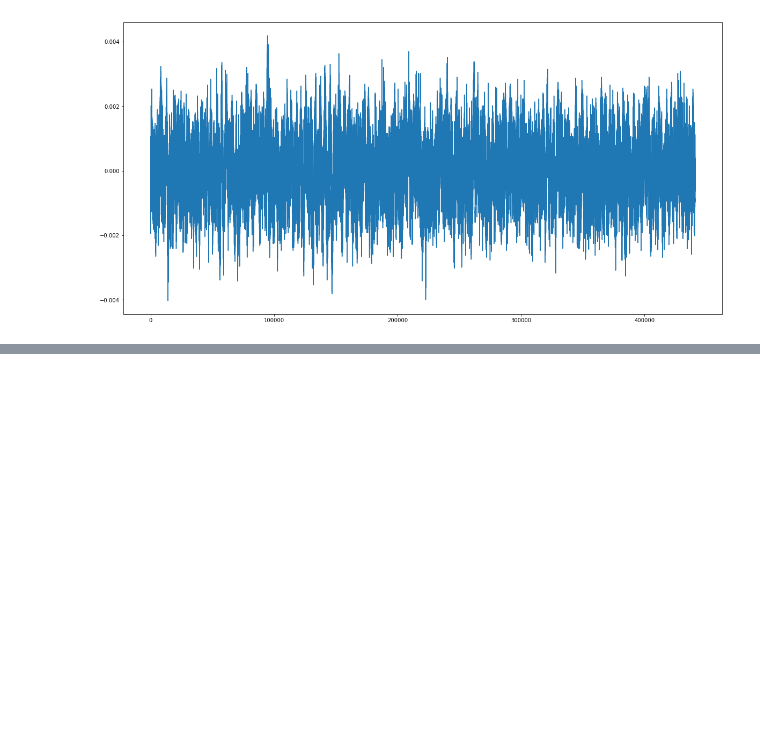
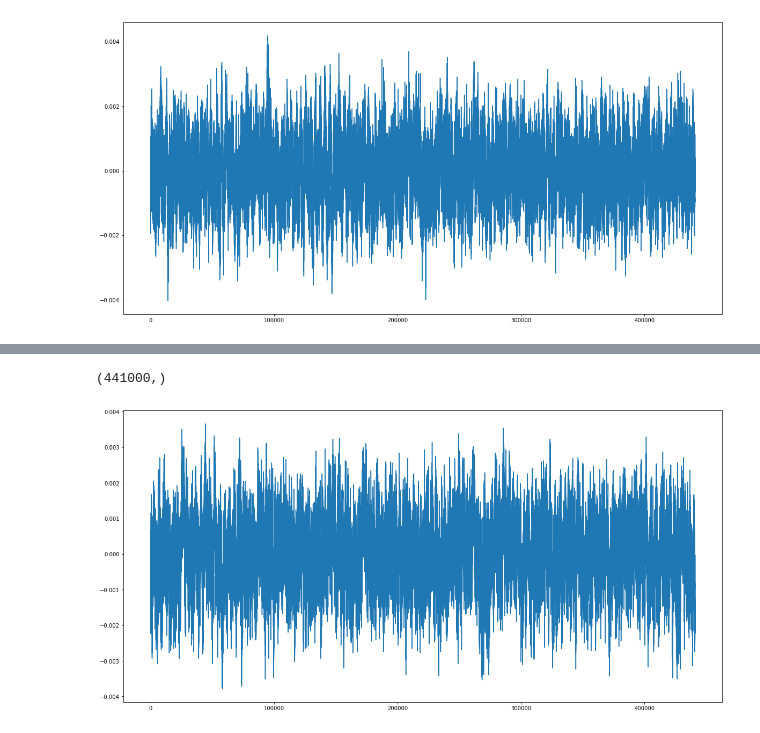
Before and after one commit to justinfchin/helios, a Jupyter notebook: python codes/senior design code.ipynb, the cells around one changed output, grey strips where cells are left out. Drawn from its saved outputs; the diff is of its cells as text; code cells hidden in the pictures; blank space fills up the shorter version.

```diff
--- a/python codes/senior design code.ipynb
+++ b/python codes/senior design code.ipynb
@@ -38,0 +71,7 @@ convert_to_CSV(male6plastic)
+# %%
+##fft filtering testing https://plot.ly/python/fft-filters/
+#data = pd.read_csv('https://raw.githubusercontent.com/plotly/datasets/master/wind_speed_laurel_nebraska.csv')
+M6 = np.ravel(M6_plastic)
+M6.shape
+# %% [output]
+(441000,)
@@ -38,0 +91,6 @@ convert_to_CSV(male6plastic)
+# %%
+plt.figure(figsize=(20,10))##change the size of the charts
+plt.plot(M6)
+plt.show()
+# %% [output]
+[figure, added]
```
Also changed, not shown: parts of 8 cells of this notebook, 6 other files.
